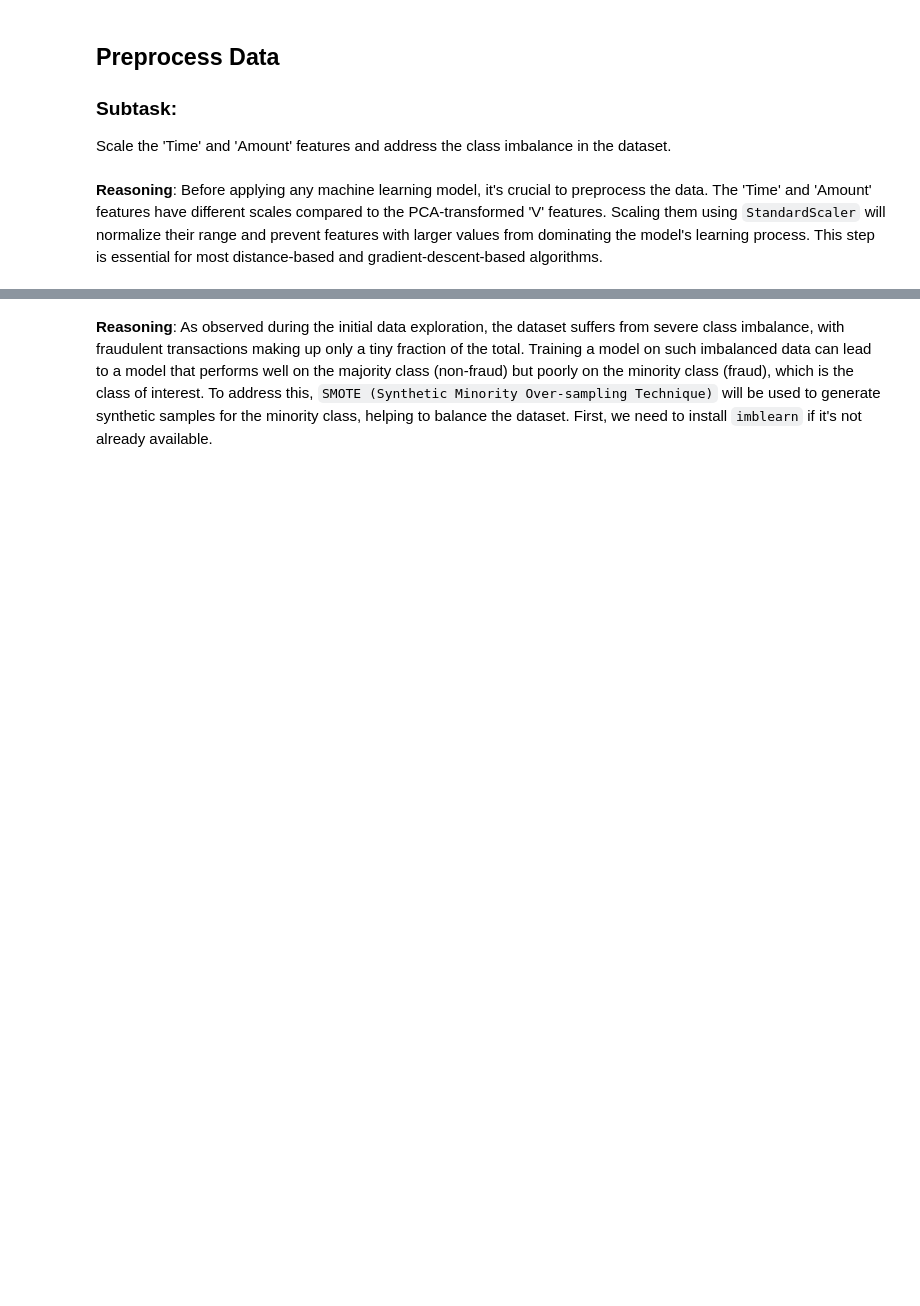
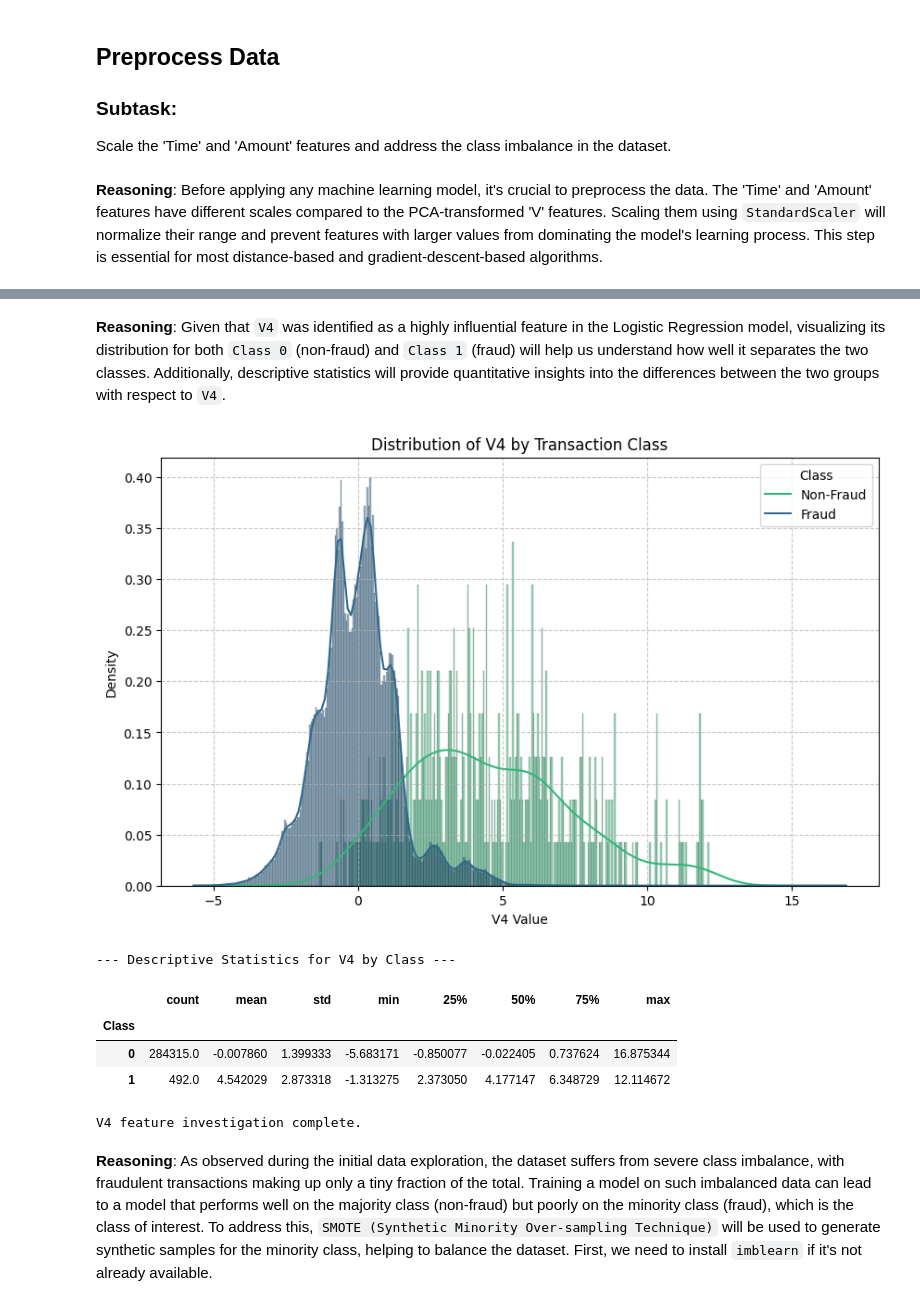
Before and after one commit to TheUnknown477/Fraud-detection-using-deep-learning, a Jupyter notebook: fraud_detection.ipynb, the cells around one changed output, grey strips where cells are left out. Drawn from its saved outputs; the diff is of its cells as text; code cells hidden in the pictures; blank space fills up the shorter version.

```diff
--- a/fraud_detection.ipynb
+++ b/fraud_detection.ipynb
@@ -48,3 +64,48 @@ First 5 rows of DataFrame after scaling Time and Amount:
+# %% [markdown]
+**Reasoning**:
+Given that `V4` was identified as a highly influential feature in the Logistic Regression model, visualizing its distribution for both `Class 0` (non-fraud) and `Class 1` (fraud) will help us understand how well it separates the two classes. Additionally, descriptive statistics will provide quantitative insights into the differences between the two groups with respect to `V4`.
+# %%
+import matplotlib.pyplot as plt
+import seaborn as sns
+
+# Ensure df is loaded (it should be from previous steps, but good practice to consider)
+if 'df' not in locals():
+    try:
+        df = pd.read_csv('/content/drive/MyDrive/Colab Notebooks/Fraud detection/creditcard.csv')
+        scaler = StandardScaler()
+        df['Amount'] = scaler.fit_transform(df['Amount'].values.reshape(-1, 1))
+        df['Time'] = scaler.fit_transform(df['Time'].values.reshape(-1, 1))
+        print("Dataset reloaded and scaled for V4 investigation.")
+    except FileNotFoundError:
+        print("Error: 'creditcard.csv' not found. Please ensure the file is correctly placed.")
+        exit()
+    except Exception as e:
+        print(f"An error occurred during reloading: {e}")
+        exit()
+
+# 1. Visualize the distribution of V4 for both classes
+plt.figure(figsize=(10, 6))
+sns.histplot(data=df, x='V4', hue='Class', kde=True, palette='viridis', stat='density', common_norm=False)
+plt.title('Distribution of V4 by Transaction Class')
+plt.xlabel('V4 Value')
+plt.ylabel('Density')
+plt.legend(title='Class', labels=['Non-Fraud', 'Fraud'])
+plt.grid(True, linestyle='--', alpha=0.7)
+plt.show()
+
+# 2. Get descriptive statistics for V4 for each class
+print("\n--- Descriptive Statistics for V4 by Class ---")
+display(df.groupby('Class')['V4'].describe())
+
+print("V4 feature investigation complete.")
+# %% [output]
+[figure, added]
+--- Descriptive Statistics for V4 by Class ---
+|  | count | mean | std | min | 25% | 50% | 75% | max |
+| Class |  |  |  |  |  |  |  |  |
+| 0 | 284315.0 | -0.007860 | 1.399333 | -5.683171 | -0.850077 | -0.022405 | 0.737624 | 16.875344 |
+| 1 | 492.0 | 4.542029 | 2.873318 | -1.313275 | 2.373050 | 4.177147 | 6.348729 | 12.114672 |
+V4 feature investigation complete.
 # %% [markdown]
 **Reasoning**:
 As observed during the initial data exploration, the dataset suffers from severe class imbalance, with fraudulent transactions making up only a tiny fraction of the total. Training a model on such imbalanced data can lead to a model that performs well on the majority class (non-fraud) but poorly on the minority class (fraud), which is the class of interest. To address this, `SMOTE (Synthetic Minority Over-sampling Technique)` will be used to generate synthetic samples for the minority class, helping to balance the dataset. First, we need to install `imblearn` if it's not already available.
```
Also changed, not shown: parts of 10 cells of this notebook.
